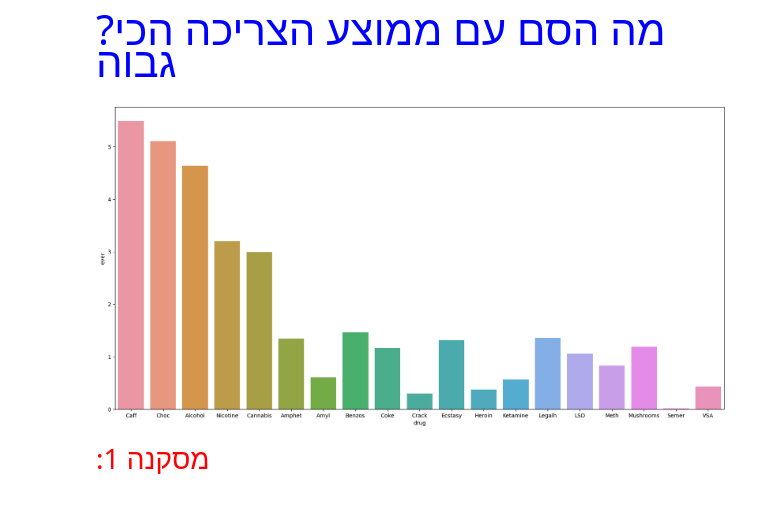
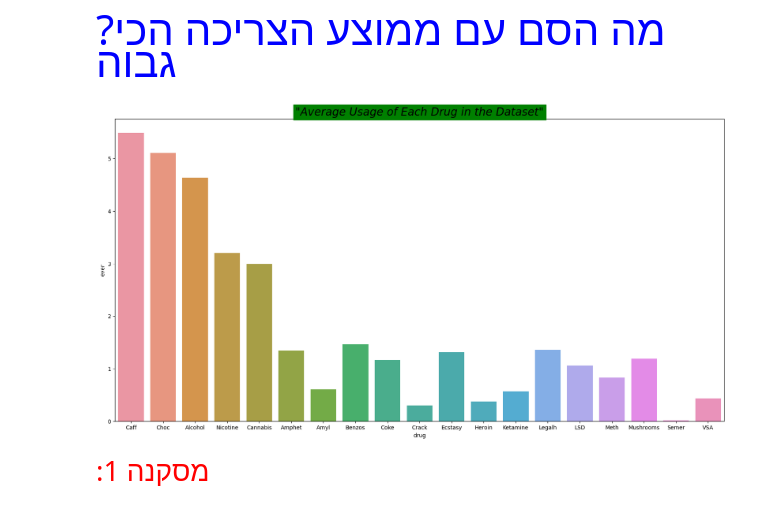
Before and after one commit to neriyabrin/Drug-Analysis-project, a Jupyter notebook: Drug Analysis_project.ipynb, the cells around one changed output. Saved outputs shown, nothing was run; the diff lists cells and outputs as text; code cells hidden in the pictures.

```diff
--- a/Drug Analysis_project.ipynb
+++ b/Drug Analysis_project.ipynb
@@ -75,17 +57,19 @@ new_file= new_file.replace(['CL6'], 6)
 # %%
 fox=['Caff','Choc','Alcohol','Nicotine','Cannabis','Amphet','Amyl','Benzos','Coke','Crack','Ecstasy','Heroin','Ketamine','Legalh','LSD','Meth','Mushrooms','Semer','VSA']
 drug_mean = []
 for column in fox:
     mean = new_file[column].mean()
     drug_mean.append(mean)
 evrdrug={'drug':fox,'ever':drug_mean}
 eve=pd.DataFrame.from_dict(evrdrug)
 eve
 plt.figure(figsize=(20,10))
-sns.barplot(data=eve, x='drug',y='ever')
+aduct=sns.barplot(data=eve, x='drug',y='ever')
+aduct.set_title('"Average Usage of Each Drug in the Dataset"', fontsize = 20 , color = 'black',fontstyle = 'italic' , backgroundcolor='green')
+
 plt.show()
 # %% [output]
-[figure, old version]
+[figure, new version]
 # %% [markdown]
 <span style="font-family: Arial; font-size:2.0em;color:red;">  :מסקנה 1
 # %% [markdown]
```
Also changed, not shown: parts of 13 cells of this notebook.
